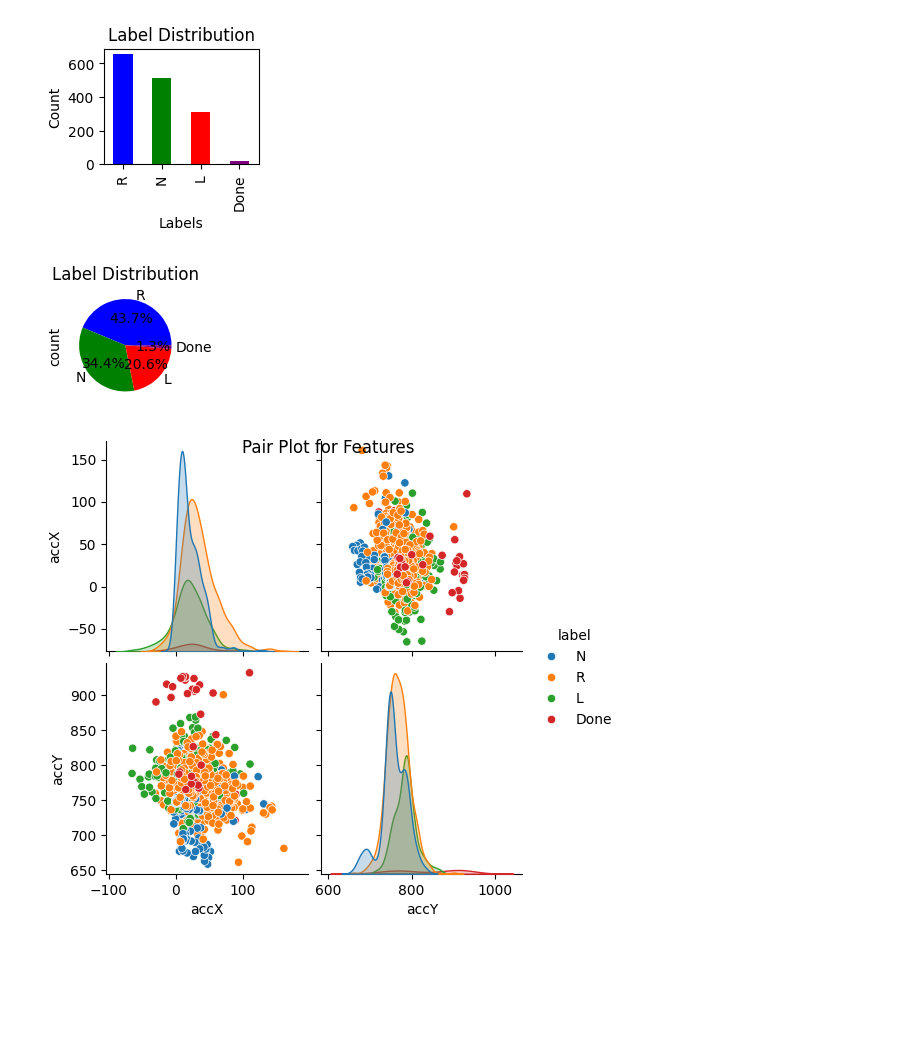
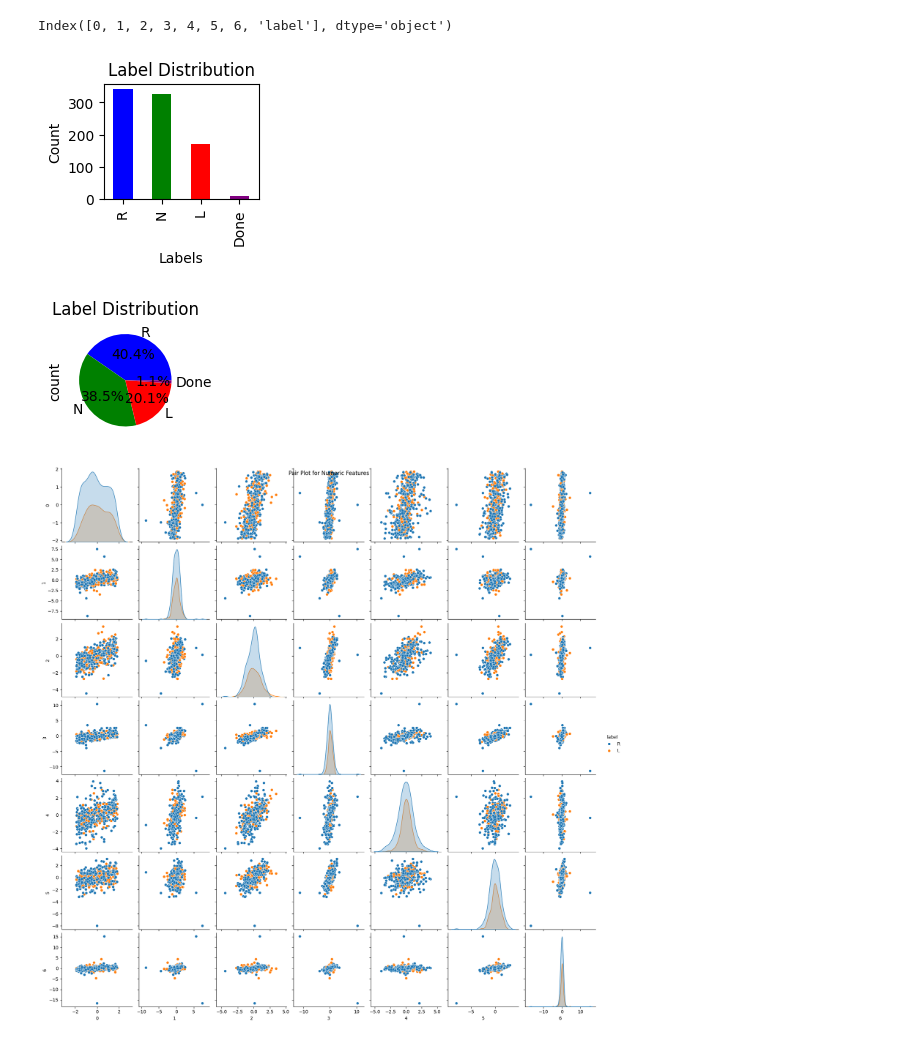
Before and after one commit to ytaa2021/NN-BCI, a Jupyter notebook: visualize.ipynb, the cells around one changed output. Cells and saved outputs as stored; diff of their text form; code cells hidden in the pictures; blank space fills up the shorter version.

```diff
--- a/visualize.ipynb
+++ b/visualize.ipynb
@@ -1,13 +1,33 @@
 # %%
 import pandas as pd
 import matplotlib.pyplot as plt
+from sklearn.preprocessing import LabelEncoder
+from sklearn.preprocessing import StandardScaler
+from scipy import stats
 
 # Load the data
-df = pd.read_csv('labeled-data.csv')
+df = pd.read_csv('labeled-data02.csv')
 
+# Specify the columns with features (assuming your features are from column 2 onwards)
+features = df.iloc[:, 2:]
+
+threshold = 3
+df = df[df['F3'] <= threshold]
+
+threshold2 = -3
+df = df[df['F3'] >= threshold2]
+
+X = df.iloc[:, 2:9].values  # assuming your features start from the 3rd column
+y = df['label'].values
+
+# Standardize the data
+scaler = StandardScaler()
+X = scaler.fit_transform(X)
+
+df = pd.concat([pd.DataFrame(X),pd.Series(y, name='label')], axis=1)
 # Count the occurrences of each label
 label_counts = df['label'].value_counts()
-
+print(df.columns)
 # Plot a bar chart
 plt.figure(figsize=(2, 1.5))
 label_counts.plot(kind='bar', color=['blue', 'green', 'red', 'purple'])
@@ -16,7 +36,8 @@ plt.xlabel('Labels')
 plt.ylabel('Count')
 plt.show()
 # %% [output]
+Index([0, 1, 2, 3, 4, 5, 6, 'label'], dtype='object')
-[figure, old version]
+[figure, new version]
 # %%
 # Plot a pie chart
 plt.figure(figsize=(2, 1.5))
@@ -24,26 +45,25 @@ label_counts.plot(kind='pie', autopct='%1.1f%%', colors=['blue', 'green', 'red',
 plt.title('Label Distribution')
 plt.show()
 # %% [output]
-[figure, old version]
+[figure, new version]
 # %%
 import seaborn as sns
+import matplotlib.pyplot as plt
 
 # Assuming you have features in columns 2 to end
-features = df.iloc[:, 2:]
+df = df[df['label'] != 'N']
+df = df[df['label'] != 'Done']
+features = df.iloc[:, :]
 
-# Specify the pair of features you want to focus on
-f3 = 'accX'
-f4 = 'accY'
+# Filter numeric columns
+numeric_columns = features.select_dtypes(include=['float64', 'int64']).columns
 
-# Combine features with labels
-#df_combined = pd.concat([features, df['label']], axis=1)
-df_combined = pd.concat([df[[f3, f4]], df['label']], axis=1)
-
-
+# Combine numeric features with labels
+df_combined = pd.concat([features[numeric_columns], df['label']], axis=1)
 
 # Plot a pair plot
 sns.pairplot(df_combined, hue='label', diag_kind='kde')
-plt.suptitle('Pair Plot for Features')
+plt.suptitle('Pair Plot for Numeric Features')
 plt.show()
 # %% [output]
-[figure, old version]
+[figure, new version]
```
Also changed, not shown: parts of 4 cells of this notebook, 9 other files.
